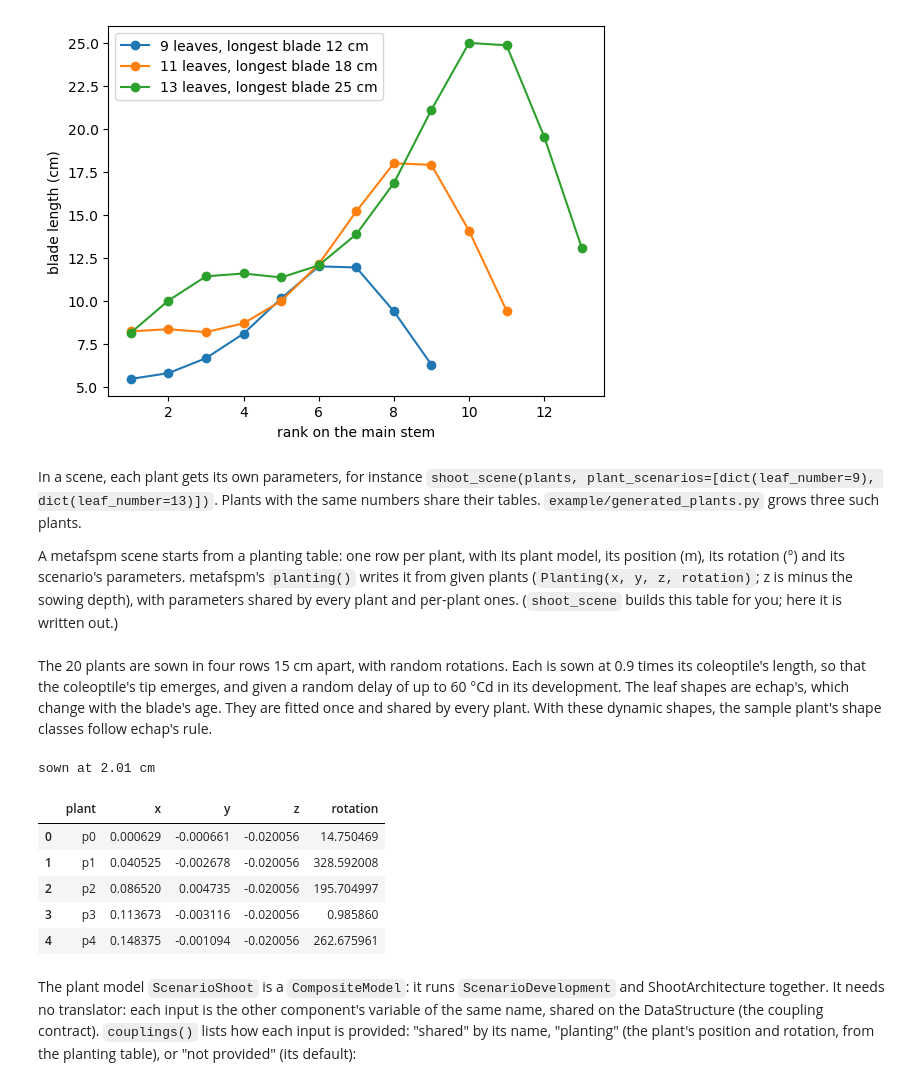
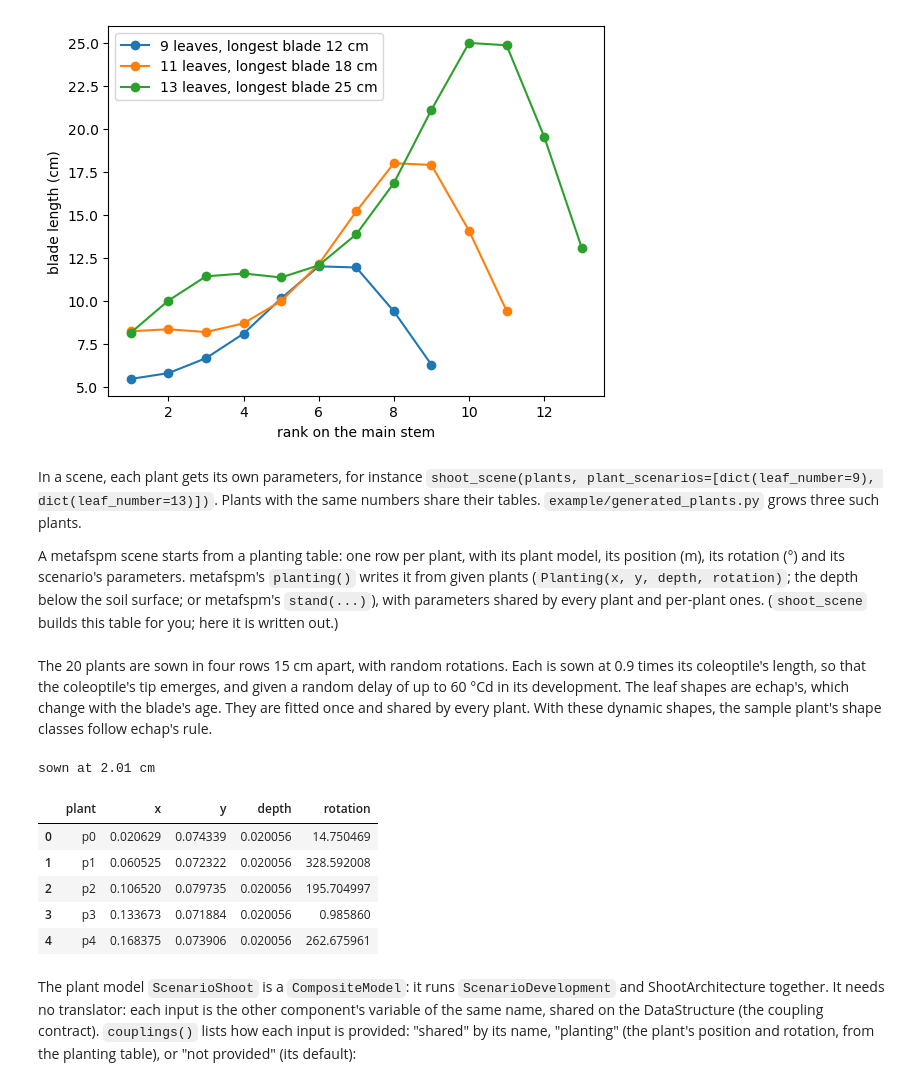
Before and after one commit to openalea/adel, a Jupyter notebook: example/tutorials/developer/01_shoot_architecture_in_metafspm.ipynb, the cells around one changed output. Cells and saved outputs as stored; diff of their text form; code cells hidden in the pictures.

```diff
--- a/example/tutorials/developer/01_shoot_architecture_in_metafspm.ipynb
+++ b/example/tutorials/developer/01_shoot_architecture_in_metafspm.ipynb
@@ -207,8 +208,8 @@ In a scene, each plant gets its own parameters, for instance
 their tables. `example/generated_plants.py` grows three such plants.
 
 A metafspm scene starts from a planting table: one row per plant, with its plant model, its position (m), its rotation
-(°) and its scenario's parameters. metafspm's `planting()` writes it from given plants (`Planting(x, y, z, rotation)`;
-z is minus the sowing depth), with parameters shared by every plant and per-plant ones. (`shoot_scene` builds this
+(°) and its scenario's parameters. metafspm's `planting()` writes it from given plants (`Planting(x, y, depth, rotation)`;
+the depth below the soil surface; or metafspm's `stand(...)`), with parameters shared by every plant and per-plant ones. (`shoot_scene` builds this
 table for you; here it is written out.)
 # %% [markdown]
 The 20 plants are sown in four rows 15 cm apart, with random rotations. Each is sown at 0.9 times its coleoptile's
@@ -218,22 +219,22 @@ dynamic shapes, the sample plant's shape classes follow echap's rule.
 # %%
 shared = dict(leaves=LeafShapes.echap(xy_model="Soissons_byleafclass"), n_sect=2, thermal_time_step=10.)
 depth = coleoptile_sowing_depth(shared)
-stand = [replace(plant, z=-depth) for plant in sown_stand(20, n_rows=4, row_spacing=0.15, plant_spacing=0.04, seed=0)]
-table = planting(stand, ScenarioShoot, scenario=shared,
+sown = stand(20, rows=4, row_spacing=0.15, plant_spacing=0.04, jitter=0.005, depth=depth, seed=0)
+table = planting(sown, ScenarioShoot, scenario=shared,
                  plant_scenarios=[{"delay": delay} for delay in random_delays(20, max_delay=60., seed=0)])
 scene = Scene(table, time_step=3600)
 ds = scene.populations[0].data_structure
 architecture = scene.populations[0].instance.architecture
 print(f"sown at {depth * 100:.2f} cm")
-table[["plant", "x", "y", "z", "rotation"]].head()
+table[["plant", "x", "y", "depth", "rotation"]].head()
 # %% [output]
 sown at 2.01 cm
-|  | plant | x | y | z | rotation |
-| 0 | p0 | 0.000629 | -0.000661 | -0.020056 | 14.750469 |
-| 1 | p1 | 0.040525 | -0.002678 | -0.020056 | 328.592008 |
-| 2 | p2 | 0.086520 | 0.004735 | -0.020056 | 195.704997 |
-| 3 | p3 | 0.113673 | -0.003116 | -0.020056 | 0.985860 |
-| 4 | p4 | 0.148375 | -0.001094 | -0.020056 | 262.675961 |
+|  | plant | x | y | depth | rotation |
+| 0 | p0 | 0.020629 | 0.074339 | 0.020056 | 14.750469 |
+| 1 | p1 | 0.060525 | 0.072322 | 0.020056 | 328.592008 |
+| 2 | p2 | 0.106520 | 0.079735 | 0.020056 | 195.704997 |
+| 3 | p3 | 0.133673 | 0.071884 | 0.020056 | 0.985860 |
+| 4 | p4 | 0.168375 | 0.073906 | 0.020056 | 262.675961 |
 # %% [markdown]
 The plant model `ScenarioShoot` is a `CompositeModel`: it runs `ScenarioDevelopment` and ShootArchitecture together.
 It needs no translator: each input is the other component's variable of the same name, shared on the DataStructure
```
Also changed, not shown: parts of 10 cells of this notebook, 1 other file.
